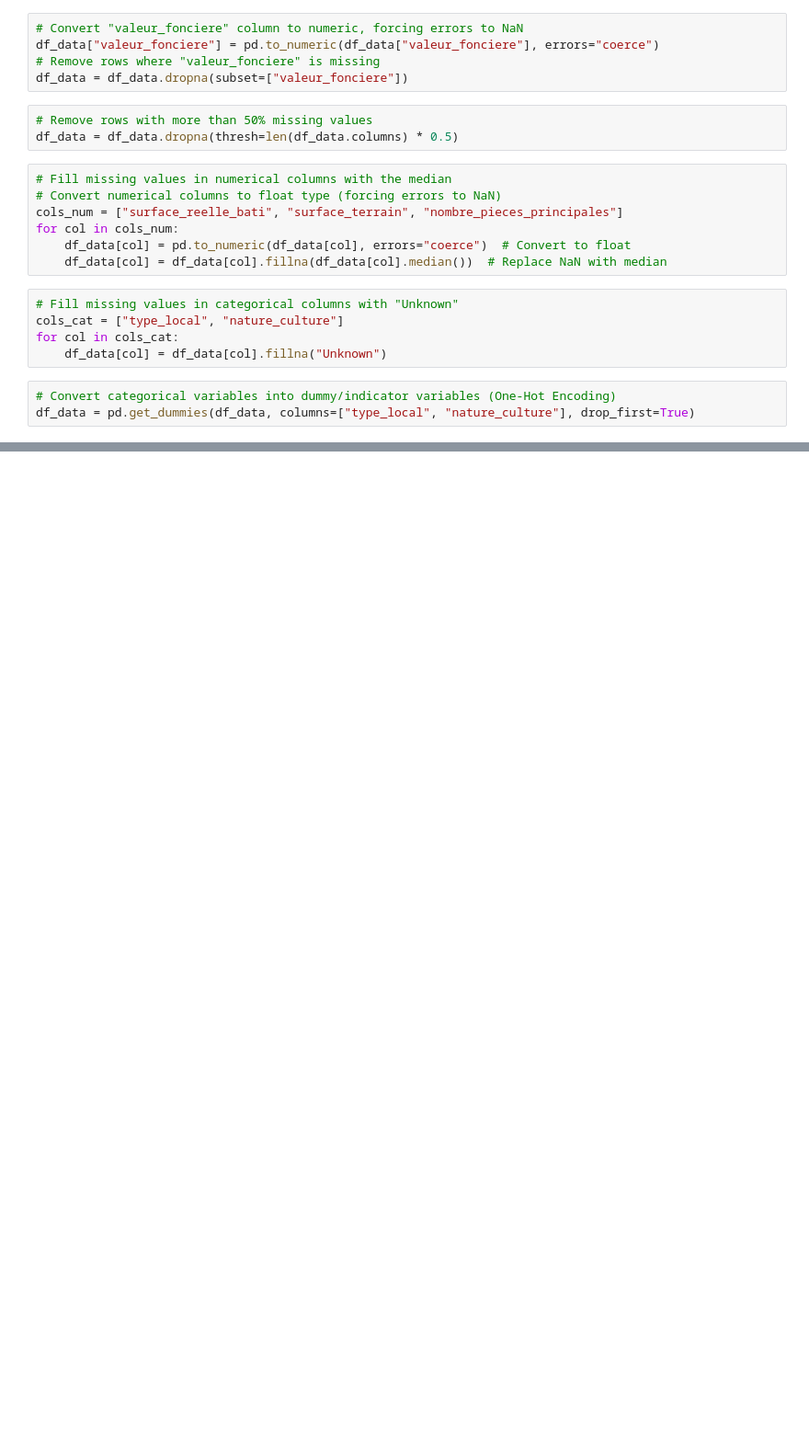
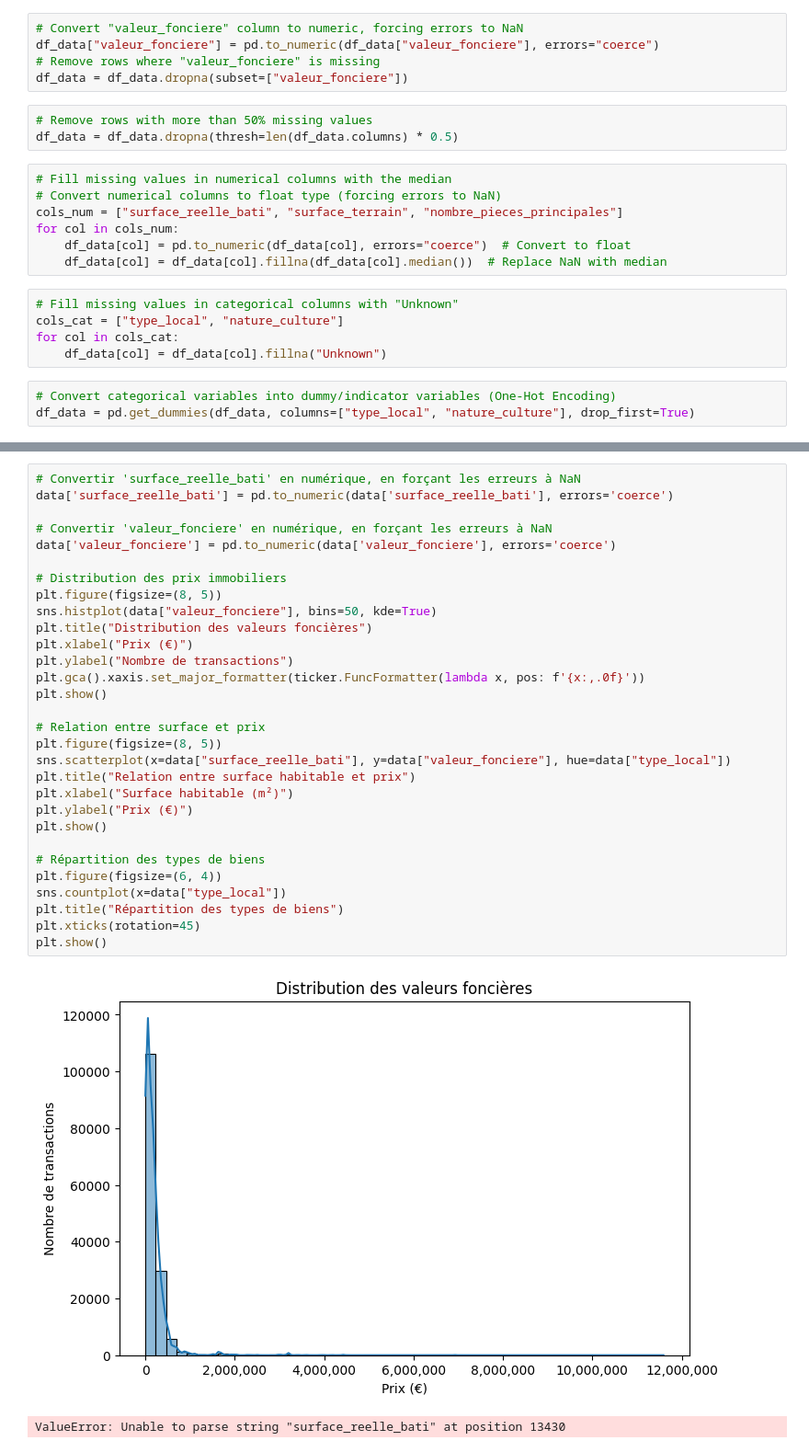
Before and after one commit to Kevin-Ferraretto-Cours/2025-python-Machine_Learning, a Jupyter notebook: src/Immobiliers.ipynb, the cells around one changed output, grey strips where cells are left out. Shown at 92% size. Drawn from its saved outputs; the diff is of its cells as text; blank space fills up the shorter version.

```diff
--- a/src/Immobiliers.ipynb
+++ b/src/Immobiliers.ipynb
@@ -175,0 +175,33 @@ memory usage: 29.0+ MB
+# %%
+# Convertir 'surface_reelle_bati' en numérique, en forçant les erreurs à NaN
+data['surface_reelle_bati'] = pd.to_numeric(data['surface_reelle_bati'], errors='coerce')
+
+# Convertir 'valeur_fonciere' en numérique, en forçant les erreurs à NaN
+data['valeur_fonciere'] = pd.to_numeric(data['valeur_fonciere'], errors='coerce')
+
+# Distribution des prix immobiliers
+plt.figure(figsize=(8, 5))
+sns.histplot(data["valeur_fonciere"], bins=50, kde=True)
+plt.title("Distribution des valeurs foncières")
+plt.xlabel("Prix (€)")
+plt.ylabel("Nombre de transactions")
+plt.gca().xaxis.set_major_formatter(ticker.FuncFormatter(lambda x, pos: f'{x:,.0f}'))
+plt.show()
+
+# Relation entre surface et prix
+plt.figure(figsize=(8, 5))
+sns.scatterplot(x=data["surface_reelle_bati"], y=data["valeur_fonciere"], hue=data["type_local"])
+plt.title("Relation entre surface habitable et prix")
+plt.xlabel("Surface habitable (m²)")
+plt.ylabel("Prix (€)")
+plt.show()
+
+# Répartition des types de biens
+plt.figure(figsize=(6, 4))
+sns.countplot(x=data["type_local"])
+plt.title("Répartition des types de biens")
+plt.xticks(rotation=45)
+plt.show()
+# %% [output]
+[figure, added]
+ValueError: Unable to parse string "surface_reelle_bati" at position 13430
```
Also changed, not shown: parts of 5 cells of this notebook, 1 other file.
